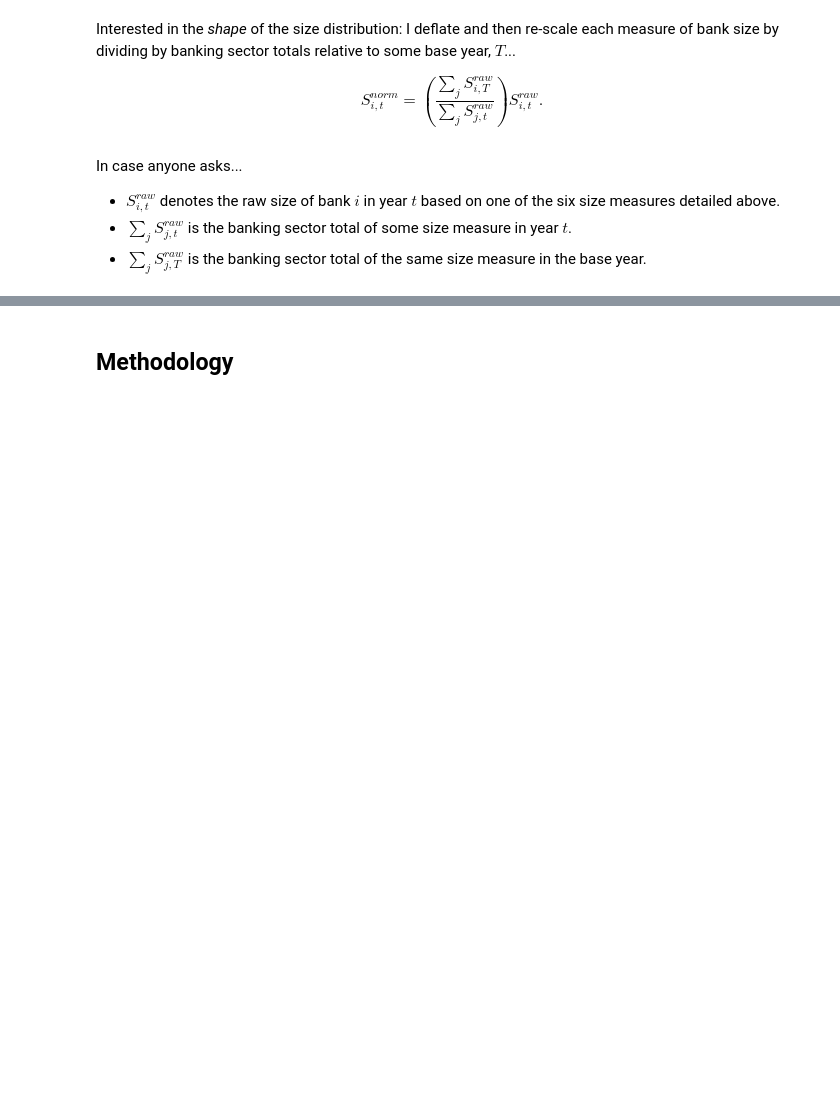
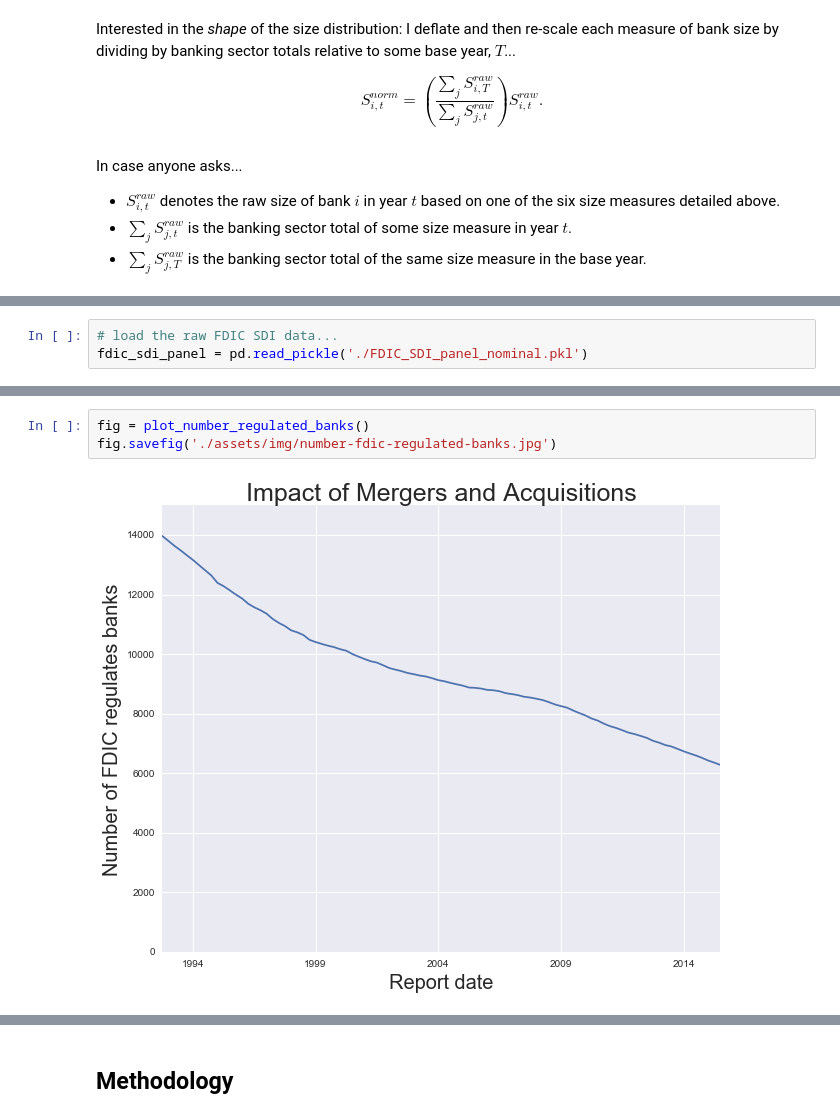
Before and after one commit to davidrpugh/talks, a Jupyter notebook: 2016/pydata-amsterdam/pydata-amsterdam.ipynb, the cells around one changed output, grey strips where cells are left out. Cells and saved outputs as stored; diff of their text form; blank space fills up the shorter version.

```diff
--- a/2016/pydata-amsterdam/pydata-amsterdam.ipynb
+++ b/2016/pydata-amsterdam/pydata-amsterdam.ipynb
@@ -58,0 +69,3 @@ INSERT PLOT SHOWING TRENDS IN NUMBER OF BANKS!
+# %%
+# load the raw FDIC SDI data...
+fdic_sdi_panel = pd.read_pickle('./FDIC_SDI_panel_nominal.pkl')
@@ -58,0 +126,5 @@ INSERT PLOT SHOWING TRENDS IN NUMBER OF BANKS!
+# %%
+fig = plot_number_regulated_banks()
+fig.savefig('./assets/img/number-fdic-regulated-banks.jpg')
+# %% [output]
+[figure, added]
```
Also changed, not shown: parts of 80 cells of this notebook, 1 other file.
